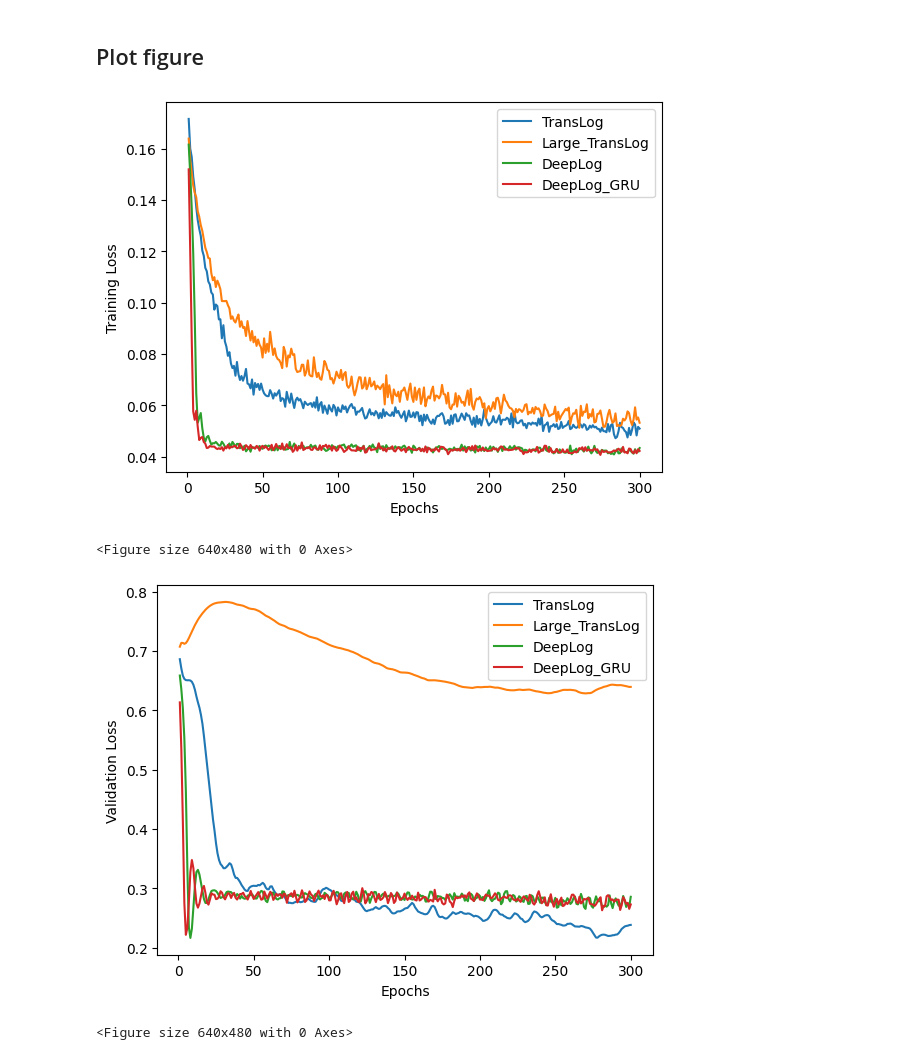
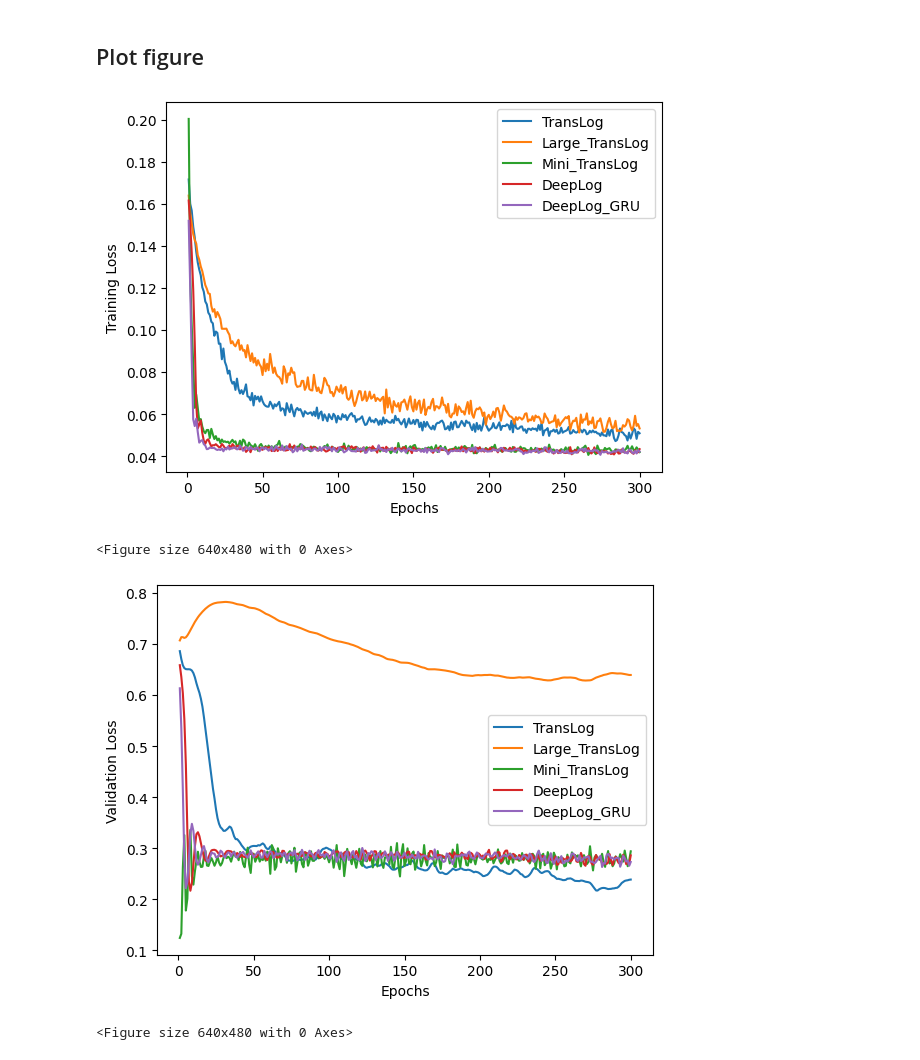
Before and after one commit to WenliangGuo/Log-Anomaly-Detection, a Jupyter notebook: train.ipynb, the cells around one changed output. Drawn from its saved outputs; the diff is of its cells as text; code cells hidden in the pictures.

```diff
--- a/train.ipynb
+++ b/train.ipynb
@@ -282,7 +282,7 @@ Estimated Total Size (MB): 146.71
 ## Train Mini TransLog
 # %%
 # define model
-device = torch.device("mps")
+device = torch.device("cpu")
 model = Mini_TransLog(max_length).to(device)
 model_name = "Mini_TransLog"
 best_model = model
@@ -574,8 +574,8 @@ Estimated Total Size (MB): 2.45
 # %%
 xx = range(1, num_epochs+1)
 for name, train_loss_list in train_loss_dict.items():
-    if name=="Mini_TransLog":
-        continue
+    # if name=="Mini_TransLog":
+    #     continue
     plt.plot(xx, train_loss_list, label=name)
 plt.xlabel('Epochs')
 plt.ylabel('Training Loss')
@@ -584,19 +584,19 @@ plt.show()
 plt.savefig("train_loss.png")
 plt.clf()
 # %% [output]
-[figure, old version]
+[figure, new version]
 <Figure size 640x480 with 0 Axes>
 # %%
 for name, val_loss_list in val_loss_dict.items():
-    if name=="Mini_TransLog":
-        continue
+    # if name=="Mini_TransLog":
+    #     continue
     plt.plot(xx, val_loss_list, label=name)
 plt.xlabel('Epochs')
 plt.ylabel('Validation Loss')
 plt.legend()
 plt.show()
 plt.savefig("valid_loss.png")
 plt.clf()
 # %% [output]
-[figure, old version]
+[figure, new version]
 <Figure size 640x480 with 0 Axes>
```
Also changed, not shown: parts of 1 cell of this notebook, 1 other file.
